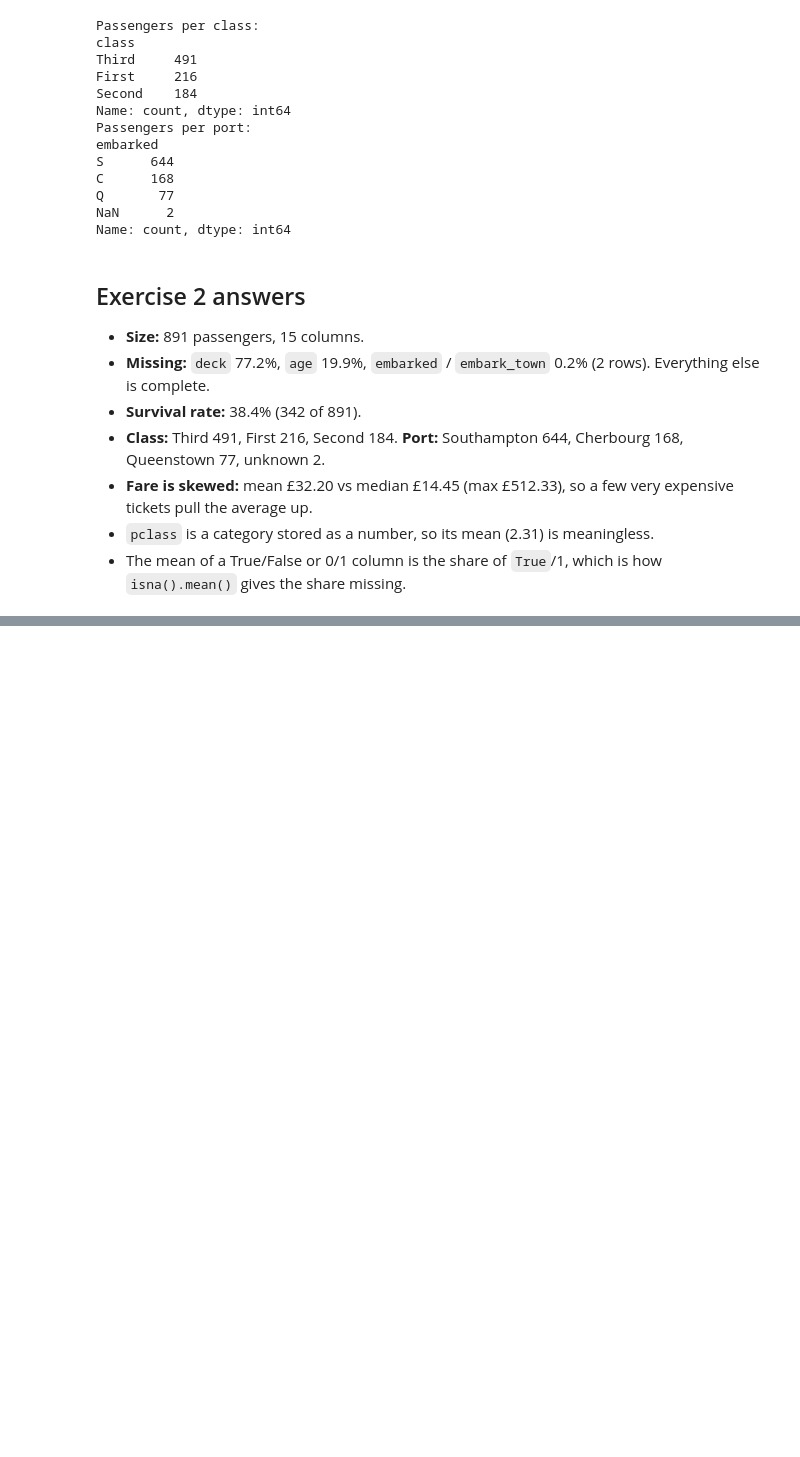
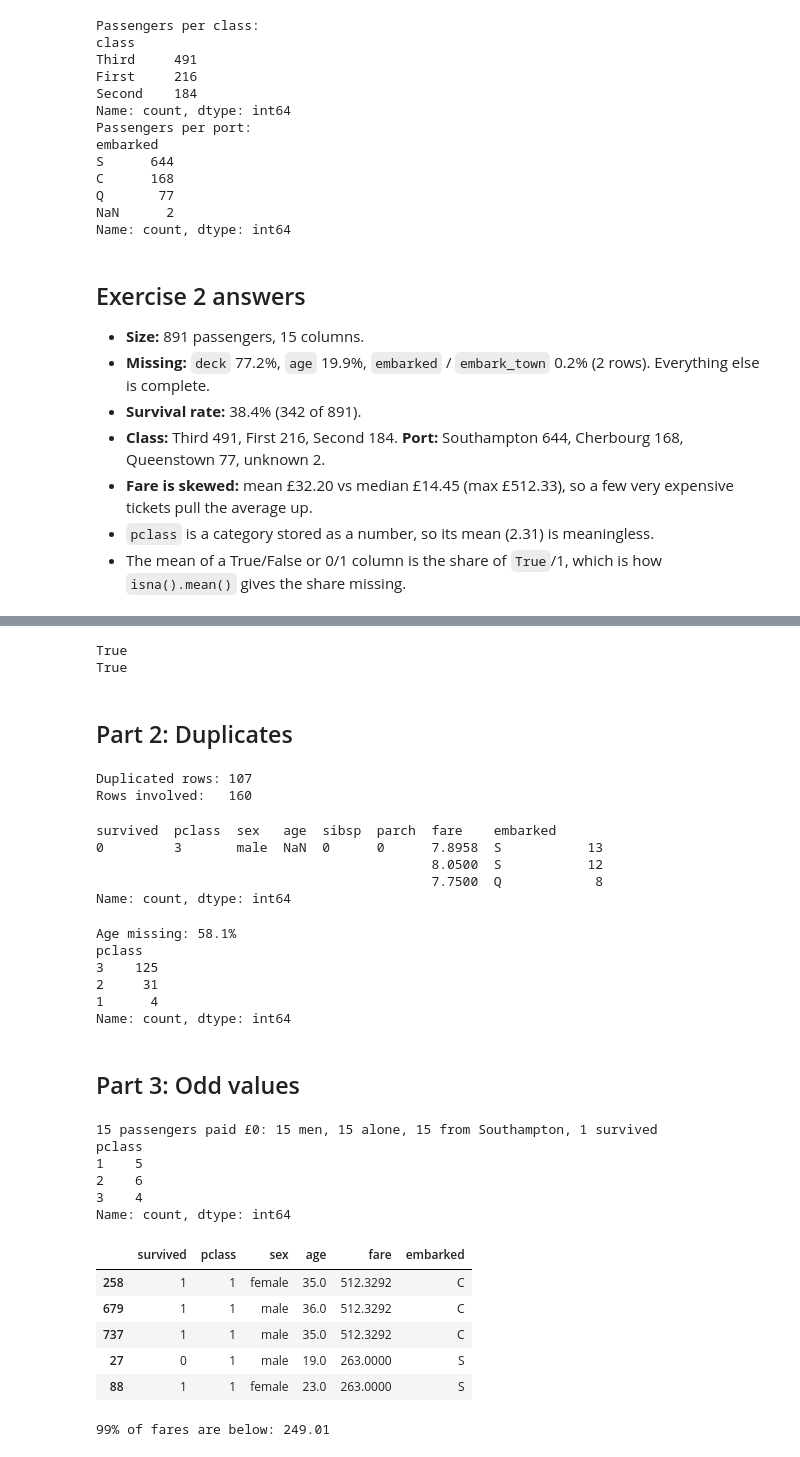
Before and after one commit to adam-c4d/pythonllm-practise, a Jupyter notebook: 02_data/titanic_eda.ipynb, the cells around one changed output, grey strips where cells are left out. Drawn from its saved outputs; the diff is of its cells as text; code cells hidden in the pictures; blank space fills up the shorter version.

```diff
--- a/02_data/titanic_eda.ipynb
+++ b/02_data/titanic_eda.ipynb
@@ -129,0 +144,72 @@ Name: count, dtype: int64
+# %%
+# Cell 3: Derived columns
+
+print((df_raw["adult_male"] == (df_raw["who"] == "man")).all())
+print((df_raw["alone"] == (df_raw["sibsp"] + df_raw["parch"] == 0)).all())
+# %% [output]
+True
+True
+# %% [markdown]
+## Part 2: Duplicates
+# %%
+# Cell 4 : How many?
+
+print("Duplicated rows:", df_raw.duplicated().sum())
+print("Rows involved:  ", df_raw.duplicated(keep=False).sum())
+# %% [output]
+Duplicated rows: 107
+Rows involved:   160
+# %%
+# Cell 5: The biggest groups
+
+cols = ["survived", "pclass", "sex", "age", "sibsp", "parch", "fare", "embarked"]
+dups = df_raw[df_raw.duplicated(keep=False)]
+dups[cols].value_counts(dropna=False).head(3)
+# %% [output]
+survived  pclass  sex   age  sibsp  parch  fare    embarked
+0         3       male  NaN  0      0      7.8958  S           13
+                                           8.0500  S           12
+                                           7.7500  Q            8
+Name: count, dtype: int64
+# %%
+# Cell 6: What the duplicates have in common
+
+print(f"Age missing: {dups['age'].isna().mean():.1%}")
+print(dups["pclass"].value_counts())
+# %% [output]
+Age missing: 58.1%
+pclass
+3    125
+2     31
+1      4
+Name: count, dtype: int64
+# %% [markdown]
+## Part 3: Odd values
+# %%
+# Cell 7: Fares of £0
+
+zero = df_raw[df_raw["fare"] == 0]
+print(f"{len(zero)} passengers paid £0: "
+      f"{(zero['sex'] == 'male').sum()} men, {zero['alone'].sum()} alone, "
+      f"{(zero['embarked'] == 'S').sum()} from Southampton, {zero['survived'].sum()} survived")
+print(zero["pclass"].value_counts().sort_index())
+# %% [output]
+15 passengers paid £0: 15 men, 15 alone, 15 from Southampton, 1 survived
+pclass
+1    5
+2    6
+3    4
+Name: count, dtype: int64
+# %%
+# Cell 8: The highest fares
+
+display(df_raw.nlargest(5, "fare")[["survived", "pclass", "sex", "age", "fare", "embarked"]])
+print("99% of fares are below:", df_raw["fare"].quantile(0.99).round(2))
+# %% [output]
+|  | survived | pclass | sex | age | fare | embarked |
+| 258 | 1 | 1 | female | 35.0 | 512.3292 | C |
+| 679 | 1 | 1 | male | 36.0 | 512.3292 | C |
+| 737 | 1 | 1 | male | 35.0 | 512.3292 | C |
+| 27 | 0 | 1 | male | 19.0 | 263.0000 | S |
+| 88 | 1 | 1 | female | 23.0 | 263.0000 | S |
+99% of fares are below: 249.01
```
Also changed, not shown: parts of 9 cells of this notebook, 2 other files.
